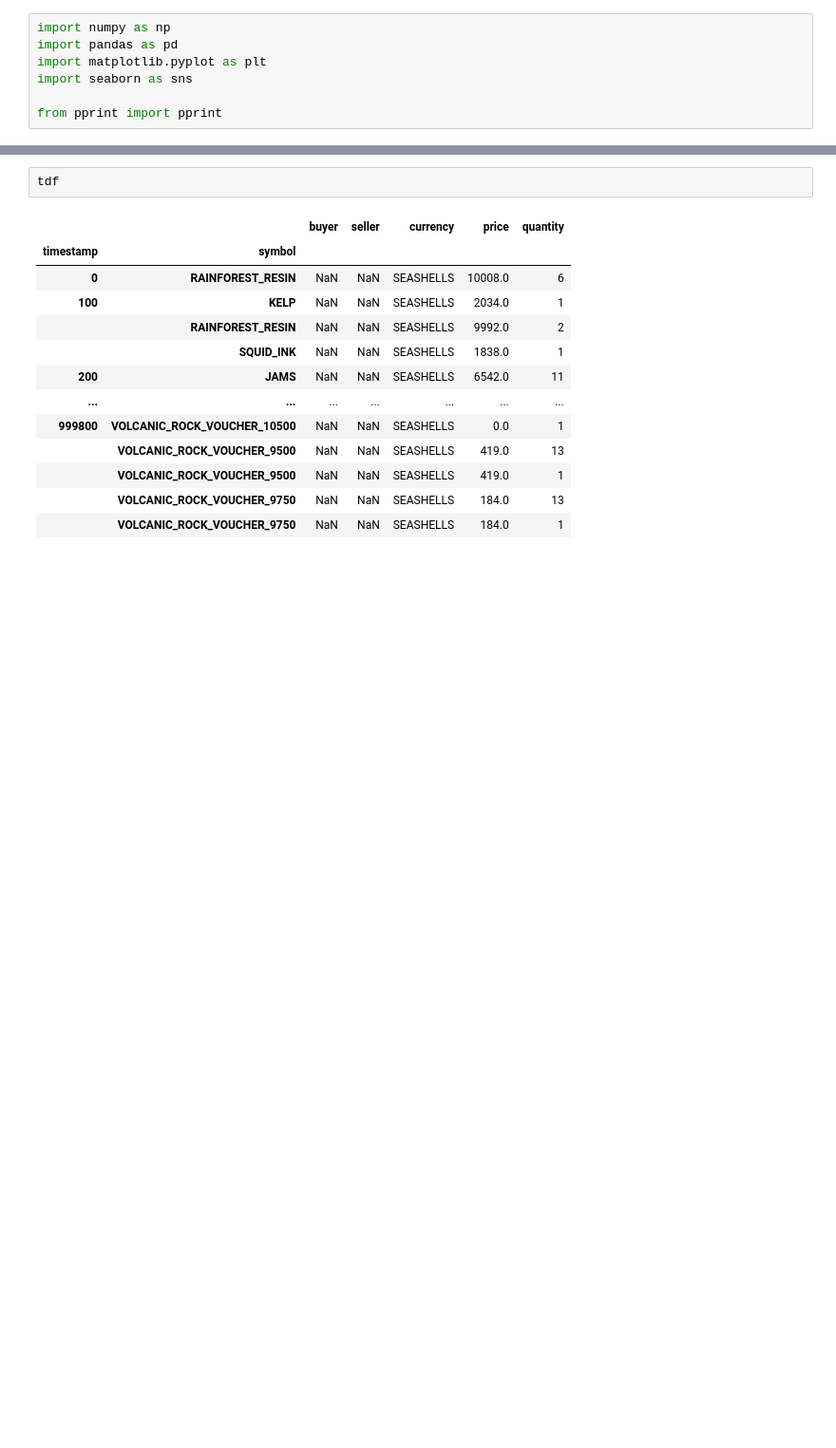
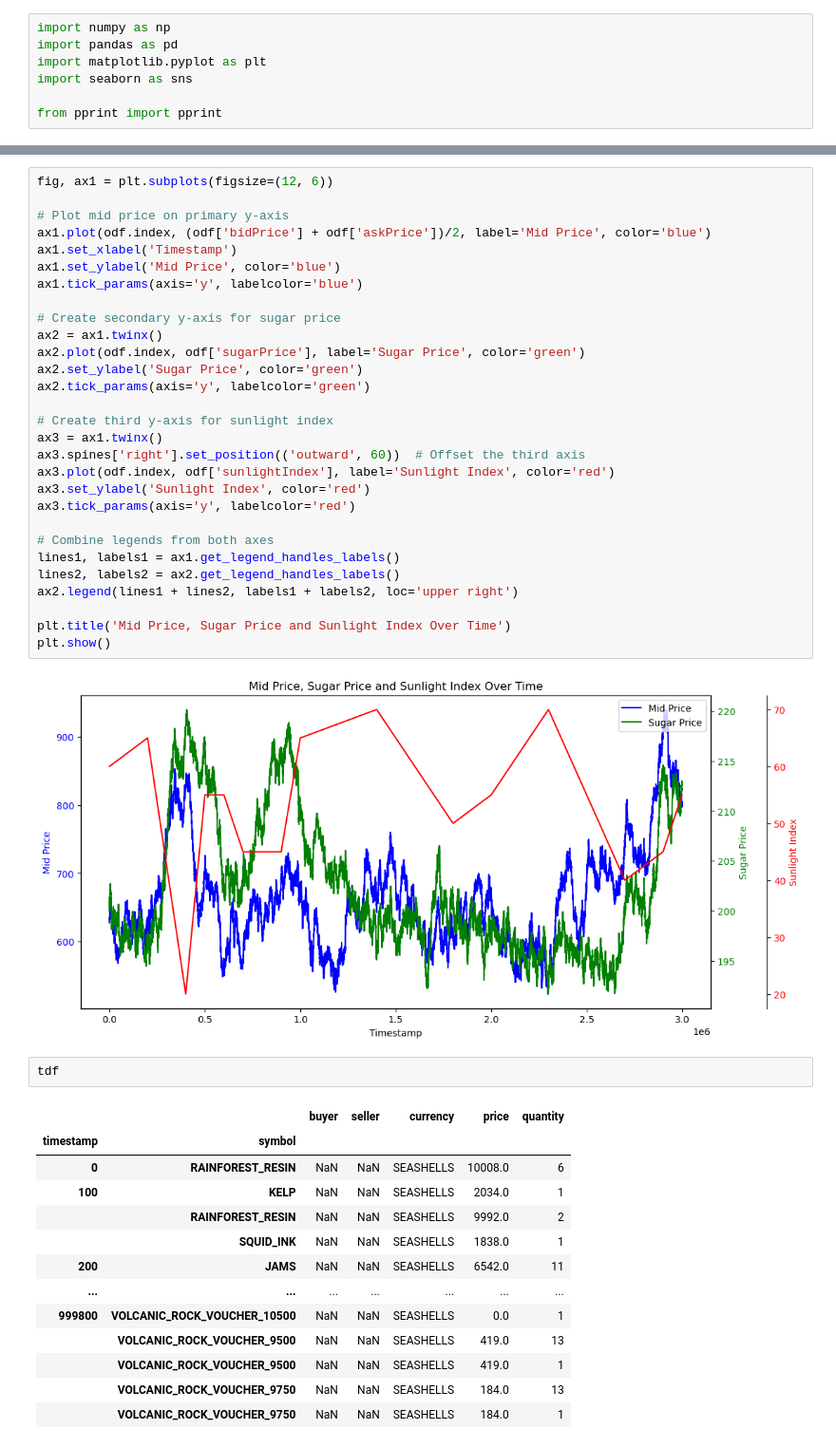
Before and after one commit to AnKhanhKiki/IMC-Trading, a Jupyter notebook: notebooks/round4.ipynb, the cells around one changed output, grey strips where cells are left out. Shown: that part at 95% size. Drawn from its saved outputs; the diff is of its cells as text; blank space fills up the shorter version.

Commit message:
sad attempt at accounting for sunlight and sugar

```diff
--- a/notebooks/round4.ipynb
+++ b/notebooks/round4.ipynb
@@ -58,3 +66,34 @@ odf
+# %%
+fig, ax1 = plt.subplots(figsize=(12, 6))
+
+# Plot mid price on primary y-axis
+ax1.plot(odf.index, (odf['bidPrice'] + odf['askPrice'])/2, label='Mid Price', color='blue')
+ax1.set_xlabel('Timestamp')
+ax1.set_ylabel('Mid Price', color='blue')
+ax1.tick_params(axis='y', labelcolor='blue')
+
+# Create secondary y-axis for sugar price
+ax2 = ax1.twinx()
+ax2.plot(odf.index, odf['sugarPrice'], label='Sugar Price', color='green')
+ax2.set_ylabel('Sugar Price', color='green')
+ax2.tick_params(axis='y', labelcolor='green')
+
+# Create third y-axis for sunlight index
+ax3 = ax1.twinx()
+ax3.spines['right'].set_position(('outward', 60))  # Offset the third axis
+ax3.plot(odf.index, odf['sunlightIndex'], label='Sunlight Index', color='red')
+ax3.set_ylabel('Sunlight Index', color='red')
+ax3.tick_params(axis='y', labelcolor='red')
+
+# Combine legends from both axes
+lines1, labels1 = ax1.get_legend_handles_labels()
+lines2, labels2 = ax2.get_legend_handles_labels()
+ax2.legend(lines1 + lines2, labels1 + labels2, loc='upper right')
+
+plt.title('Mid Price, Sugar Price and Sunlight Index Over Time')
+plt.show()
+# %% [output]
+[figure, added]
 # %%
 tdf
 # %% [output]
```
Also changed, not shown: parts of 3 cells of this notebook, 4 other files.
